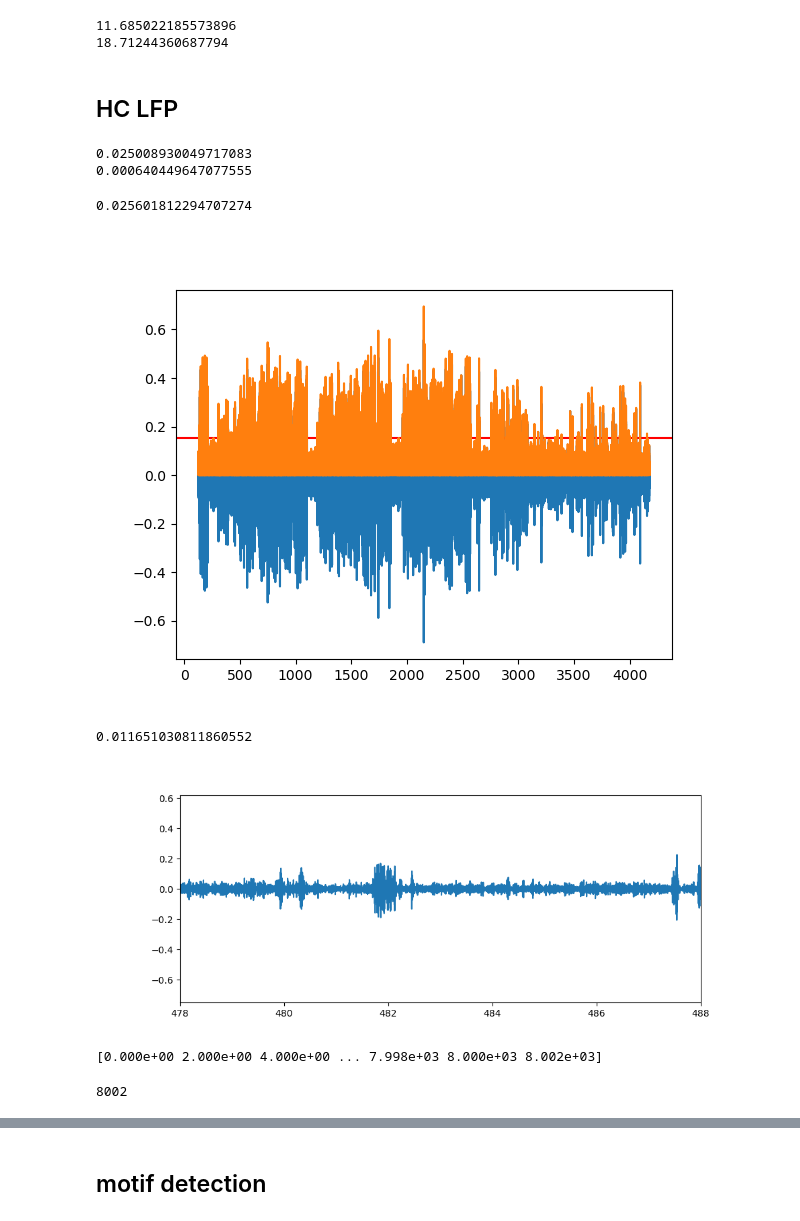
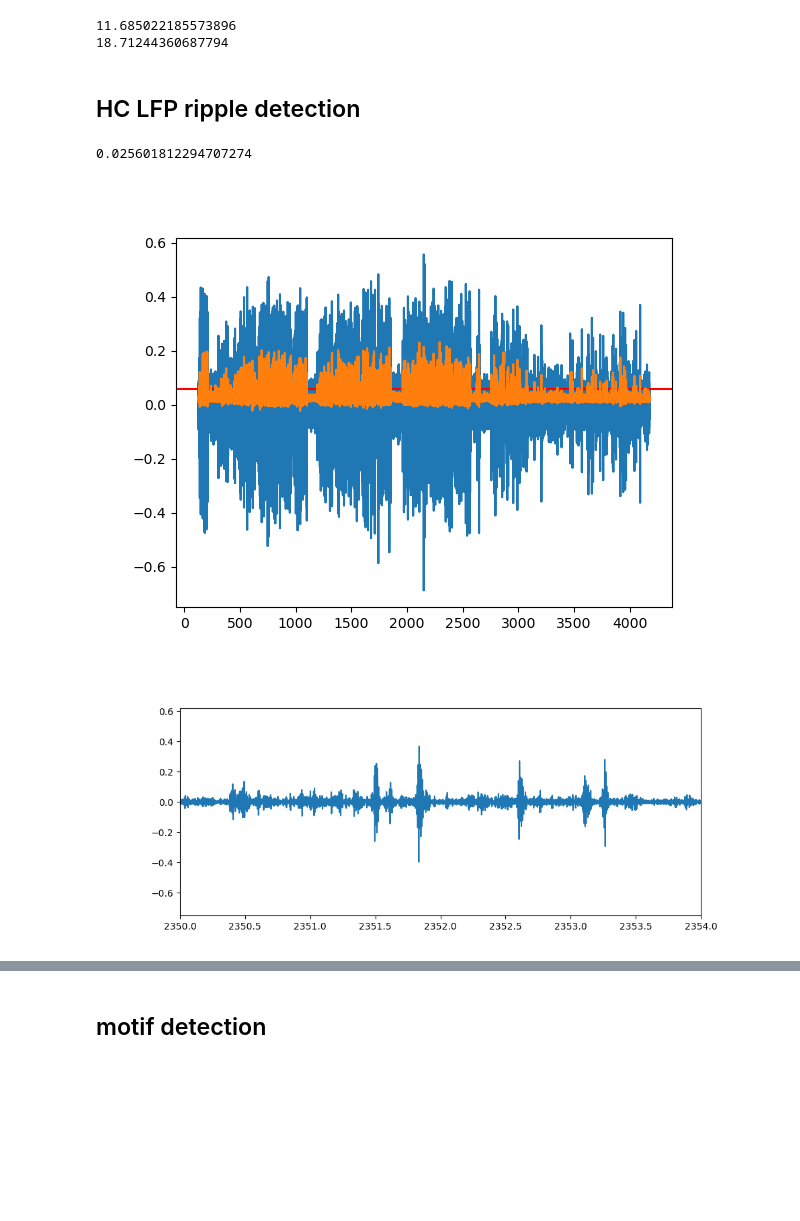
Before and after one commit to 9q9q/rat_sleep, a Jupyter notebook: sandbox.ipynb, the cells around one changed output, grey strips where cells are left out. Saved outputs shown, nothing was run; the diff lists cells and outputs as text; code cells hidden in the pictures; blank space fills up the shorter version.

```diff
--- a/sandbox.ipynb
+++ b/sandbox.ipynb
@@ -814,7 +882,7 @@ print(statistics.stdev(envelope))
 11.685022185573896
 18.71244360687794
 # %% [markdown]
-## HC LFP
+## HC LFP ripple detection
 # %%
 sb1_struct = loadmat(CAI_SB1, struct_as_record=False)
 sb1_time, sb1_data, sample_rate = get_data(sb1_struct, name=LFP_NAMES[1])  # RSX and HIP
@@ -828,41 +896,38 @@ plt.close()
 lfp = sb1_data[:, 6]
 power = np.abs(lfp)**2
 analytic_signal = hilbert(lfp, N=len(lfp//1000))
-# plt.plot(sb1_time, analytic_signal.imag)
-# plt.plot(sb1_time, analytic_signal.real)
+# plt.plot(sb1_time, analytic_signal)
 amplitude_envelope = np.abs(analytic_signal)
 std = statistics.stdev(amplitude_envelope)
 mean = np.mean(amplitude_envelope)
-print(np.mean(amplitude_envelope))
-print(np.mean(power))
+# print(np.mean(amplitude_envelope))
+# print(np.mean(power))
 # plt.plot(sb1_time, power)
-# %% [output]
-0.025008930049717083
-0.000640449647077555
 # %%
 plt.close()
 print(std)
 # plt.plot(sb1_time, power, label="signal")
 plt.plot(sb1_time, lfp, label="signal")
-plt.axhline(mean + 5*std, color="r")
+# plt.axhline(mean + 5*std, color="r")
 # plt.plot(sb1_time, amplitude_envelope, label="envelope")
 # maybe use a different smoothing technique, but probalby better just to do some kind of thresholding about how many times crossing this line?
-# smoothed = savgol_filter(amplitude_envelope, 101, 9)
-# plt.plot(sb1_time, smoothed)
-plt.plot(sb1_time, amplitude_envelope)
+smoothed = savgol_filter(amplitude_envelope, 501, 3)
+std = statistics.stdev(smoothed)
+plt.axhline(mean + 2*std, color="r")
+plt.plot(sb1_time, smoothed)
+# plt.plot(sb1_time, amplitude_envelope)
 plt.show()
 # %% [output]
 0.025601812294707274
-[figure, old version]
+[figure, new version]
 # %%
 # classify ripples
-thresh = mean + 4*std
-ripples = np.where(amplitude_envelope >= thresh, 1, 0)
+thresh = mean + 1.5*std
+ripples = np.where(smoothed >= thresh, 1, 0)
 # print(np.sum(ripples)/len(amplitude_envelope)) # percentage of points that qualify as ripples
-boundaries = []
+boundaries_list = []
 
 for i in range(len(amplitude_envelope)-1):
     if ripples[i] != ripples[i+1]:
-        boundaries.append(i)
+        boundaries_list.append(i)
+boundaries = [tuple(boundaries_list[i:i+2]) for i in range(0, len(boundaries_list), 2) ]
-# %% [output]
-0.011651030811860552
@@ -872,25 +982,11 @@ plt.close()
 ax = plt.gca()
 fig = plt.gcf()
 plt.plot(sb1_time, lfp)
-plt.xlim(478, 488)
+plt.xlim(2350, 2354)
 fig.set_size_inches((10, 4))
 plt.show()
-# for line in boundaries:
-#     ax.axvline(line/sample_rate + sb1_time[0], color="red", lw=1)
-
-# merge ripples
-merged = []
-prev_avg = -1
-# min_dist =  # anything closer than this distance will be classified as one ripple event
-# for i in np.linspace(0, len(boundaries), (len(boundaries)+2)//2):
-#     min_dist = boundaries[i] -
-#     avg = np.mean([boundaries[i], boundaries[i+1]])
-#     i
+# for line in boundaries_list:
+for line in merged:
+    ax.axvline(sb1_time[line], color="red", lw=1, alpha=0.2)
 # %% [output]
-[figure, old version]
+[figure, new version]
-# %%
-print(np.linspace(0, len(boundaries), (len(boundaries)+2)//2))
-len(boundaries)
-# %% [output]
-[0.000e+00 2.000e+00 4.000e+00 ... 7.998e+03 8.000e+03 8.002e+03]
-8002
```
Also changed, not shown: parts of 14 cells of this notebook.
